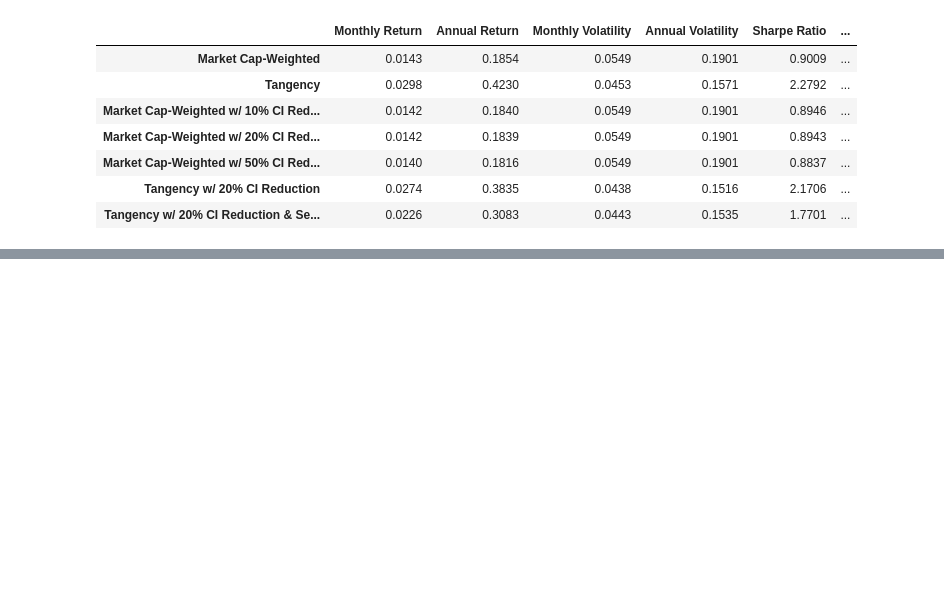
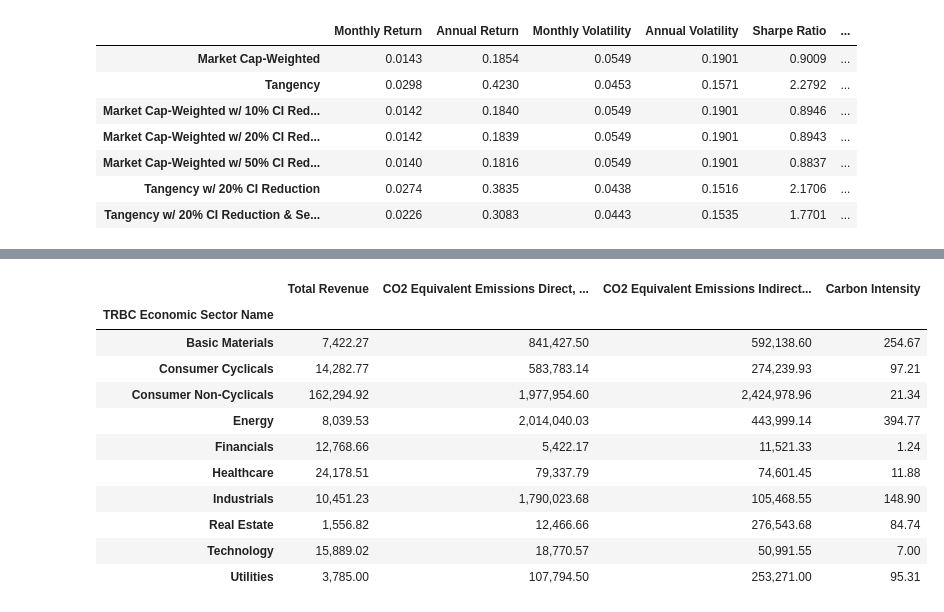
Before and after one commit to gav-conn/GDS_IndividualProject, a Jupyter notebook: PortfolioConstruction.ipynb, the cells around one changed output, grey strips where cells are left out. Cells and saved outputs as stored; diff of their text form; code cells hidden in the pictures; blank space fills up the shorter version.

```diff
--- a/PortfolioConstruction.ipynb
+++ b/PortfolioConstruction.ipynb
@@ -501,0 +512,25 @@ Utilities & 1.37% & 0.00% \\
+# %%
+df_sector_emissions = df_emissions.merge(df_sector, left_on='RIC', right_on='Instrument').drop(columns=['Instrument']).groupby('TRBC Economic Sector Name').mean()
+df_sector_emissions['Total Revenue'] = df_sector_emissions['Total Revenue']/10**6
+
+df_sector_emissions = df_sector_emissions.style.format({
+    'Total Revenue': '{:,.2f}'.format,
+    'CO2 Equivalent Emissions Direct, Scope 1': '{:,.2f}'.format,
+    'CO2 Equivalent Emissions Indirect, Scope 2': '{:,.2f}'.format,
+    'Carbon Intensity': '{:,.2f}'.format,
+})
+
+df_sector_emissions
+# %% [output]
+|  | Total Revenue | CO2 Equivalent Emissions Direct, ... | CO2 Equivalent Emissions Indirect... | Carbon Intensity |
+| TRBC Economic Sector Name |  |  |  |  |
+| Basic Materials | 7,422.27 | 841,427.50 | 592,138.60 | 254.67 |
+| Consumer Cyclicals | 14,282.77 | 583,783.14 | 274,239.93 | 97.21 |
+| Consumer Non-Cyclicals | 162,294.92 | 1,977,954.60 | 2,424,978.96 | 21.34 |
+| Energy | 8,039.53 | 2,014,040.03 | 443,999.14 | 394.77 |
+| Financials | 12,768.66 | 5,422.17 | 11,521.33 | 1.24 |
+| Healthcare | 24,178.51 | 79,337.79 | 74,601.45 | 11.88 |
+| Industrials | 10,451.23 | 1,790,023.68 | 105,468.55 | 148.90 |
+| Real Estate | 1,556.82 | 12,466.66 | 276,543.68 | 84.74 |
+| Technology | 15,889.02 | 18,770.57 | 50,991.55 | 7.00 |
+| Utilities | 3,785.00 | 107,794.50 | 253,271.00 | 95.31 |
```
Also changed, not shown: parts of 16 cells of this notebook, 1 other file.
